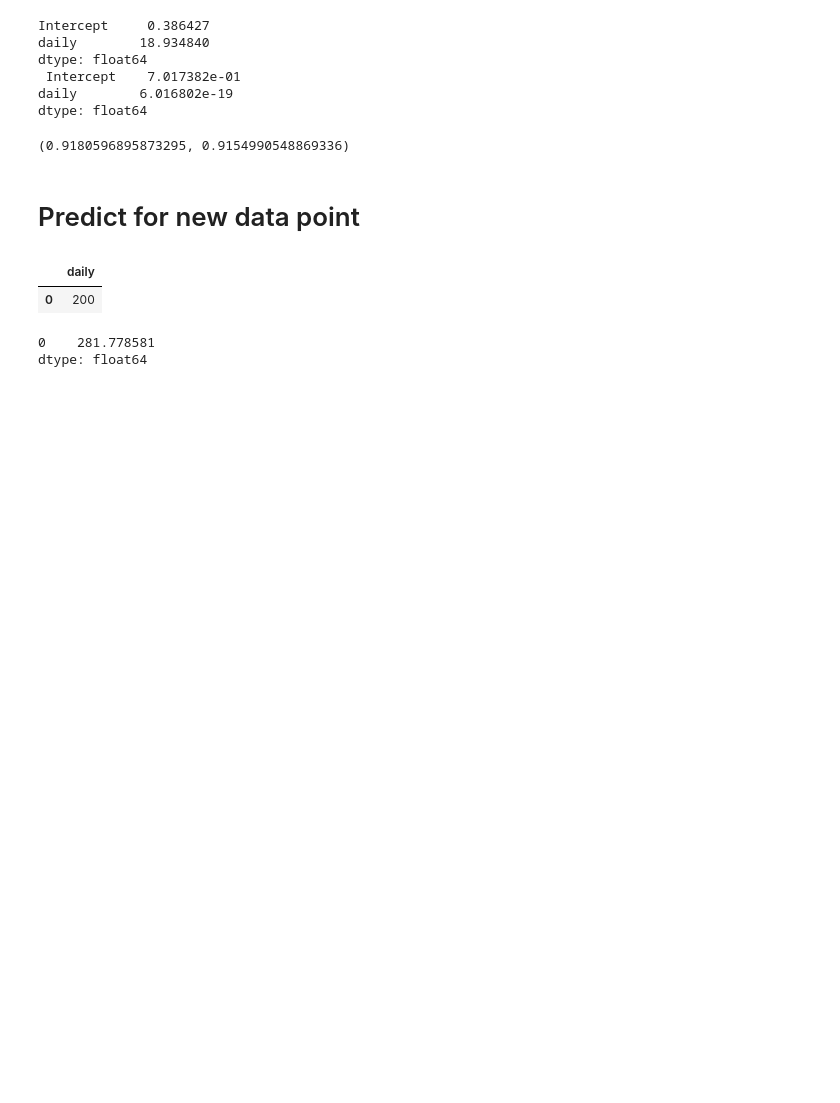
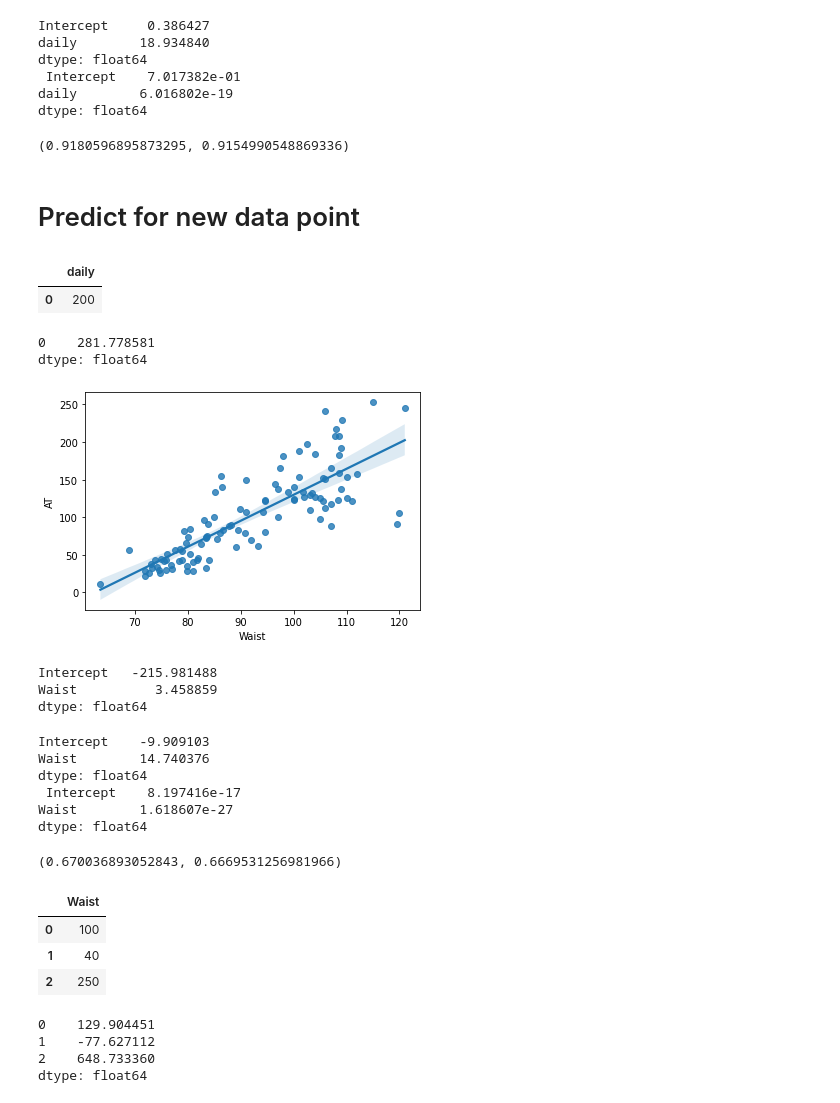
Before and after one commit to adeshshah2912/DS_Python, a Jupyter notebook: news_paper.ipynb, the cells around one changed output. Cells and saved outputs as stored; diff of their text form; code cells hidden in the pictures; blank space fills up the shorter version.

```diff
--- a/news_paper.ipynb
+++ b/news_paper.ipynb
@@ -94,3 +94,5 @@ model.predict(data_pred)
 # %% [output]
 0    281.778581
 dtype: float64
+# %%
+data2 = pd.read_csv("/content/WC_AT.csv")
@@ -96,0 +101,24 @@ dtype: float64
+# %%
+sns.regplot(x="Waist", y="AT", data=data2);
+# %% [output]
+[figure, added]
+# %%
+model1.params
+# %% [output]
+Intercept   -215.981488
+Waist          3.458859
+dtype: float64
+# %%
+print(model1.tvalues, '\n', model1.pvalues)
+# %% [output]
+Intercept    -9.909103
+Waist        14.740376
+dtype: float64
+ Intercept    8.197416e-17
+Waist        1.618607e-27
+dtype: float64
+# %%
+#R squared values
+(model1.rsquared,model1.rsquared_adj)
+# %% [output]
+(0.670036893052843, 0.6669531256981966)
@@ -96,0 +129,14 @@ dtype: float64
+# %%
+data_pred1
+# %% [output]
+|  | Waist |
+| 0 | 100 |
+| 1 | 40 |
+| 2 | 250 |
+# %%
+model1.predict(data_pred1)
+# %% [output]
+0    129.904451
+1    -77.627112
+2    648.733360
+dtype: float64
```
Also changed, not shown: parts of 3 cells of this notebook.
